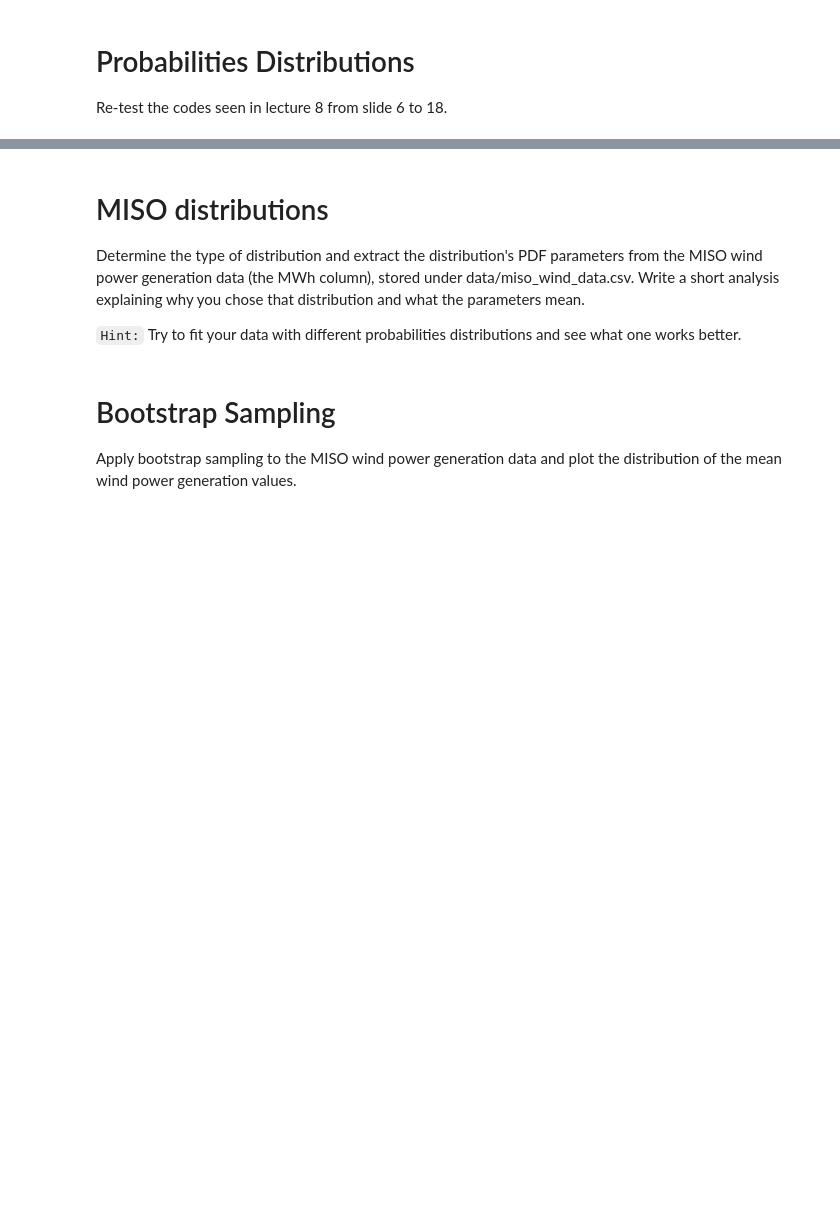
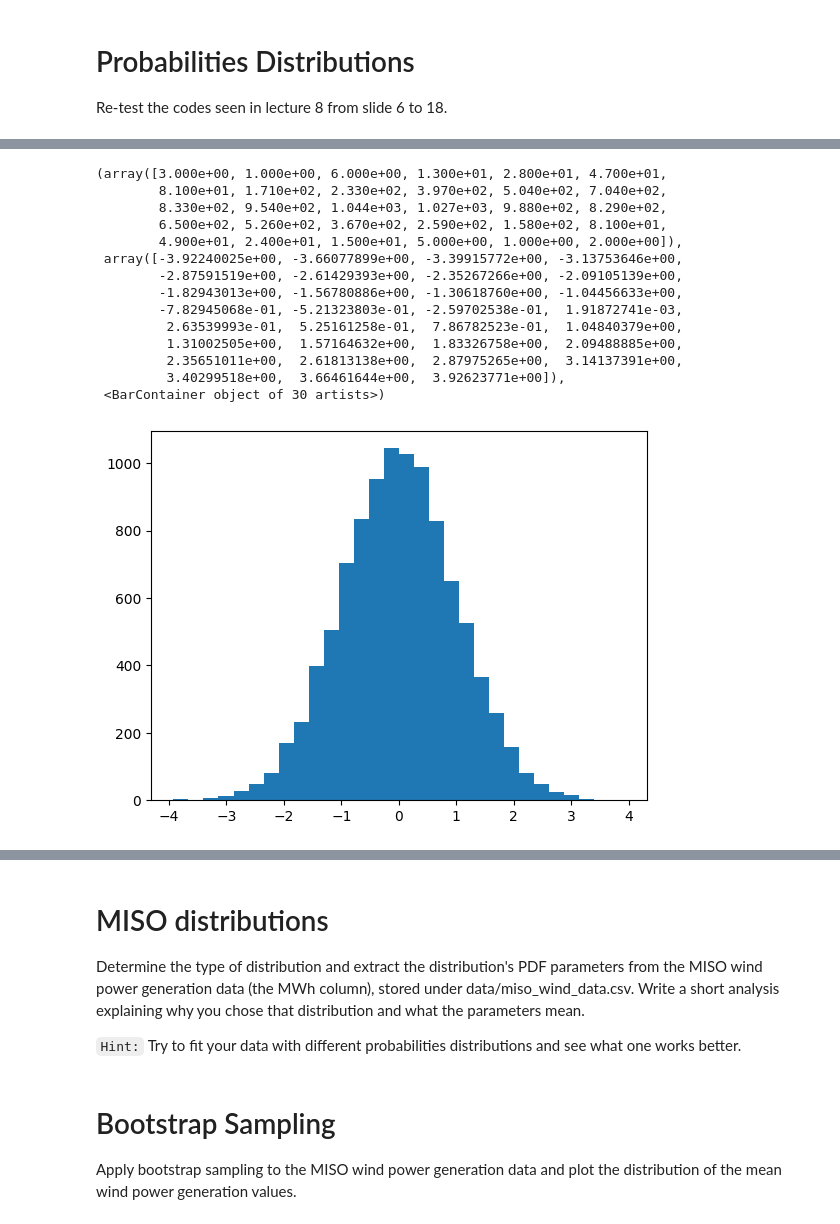
Before and after one commit to HossemCharrak/data-science-labs-8, a Jupyter notebook: SEDS_Lab8.ipynb, the cells around one changed output, grey strips where cells are left out. Drawn from its saved outputs; the diff is of its cells as text; code cells hidden in the pictures; blank space fills up the shorter version.

```diff
--- a/SEDS_Lab8.ipynb
+++ b/SEDS_Lab8.ipynb
@@ -27,0 +51,19 @@ Re-test the codes seen in lecture 8 from slide 6 to 18.
+# %%
+data = norm.rvs(size=10000, random_state=42)
+plt.hist(data, bins=30)
+# %% [output]
+(array([3.000e+00, 1.000e+00, 6.000e+00, 1.300e+01, 2.800e+01, 4.700e+01,
+        8.100e+01, 1.710e+02, 2.330e+02, 3.970e+02, 5.040e+02, 7.040e+02,
+        8.330e+02, 9.540e+02, 1.044e+03, 1.027e+03, 9.880e+02, 8.290e+02,
+        6.500e+02, 5.260e+02, 3.670e+02, 2.590e+02, 1.580e+02, 8.100e+01,
+        4.900e+01, 2.400e+01, 1.500e+01, 5.000e+00, 1.000e+00, 2.000e+00]),
+ array([-3.92240025e+00, -3.66077899e+00, -3.39915772e+00, -3.13753646e+00,
+        -2.87591519e+00, -2.61429393e+00, -2.35267266e+00, -2.09105139e+00,
+        -1.82943013e+00, -1.56780886e+00, -1.30618760e+00, -1.04456633e+00,
+        -7.82945068e-01, -5.21323803e-01, -2.59702538e-01,  1.91872741e-03,
+         2.63539993e-01,  5.25161258e-01,  7.86782523e-01,  1.04840379e+00,
+         1.31002505e+00,  1.57164632e+00,  1.83326758e+00,  2.09488885e+00,
+         2.35651011e+00,  2.61813138e+00,  2.87975265e+00,  3.14137391e+00,
+         3.40299518e+00,  3.66461644e+00,  3.92623771e+00]),
+ <BarContainer object of 30 artists>)
+[figure, added]
```
Also changed, not shown: parts of 16 cells of this notebook.
